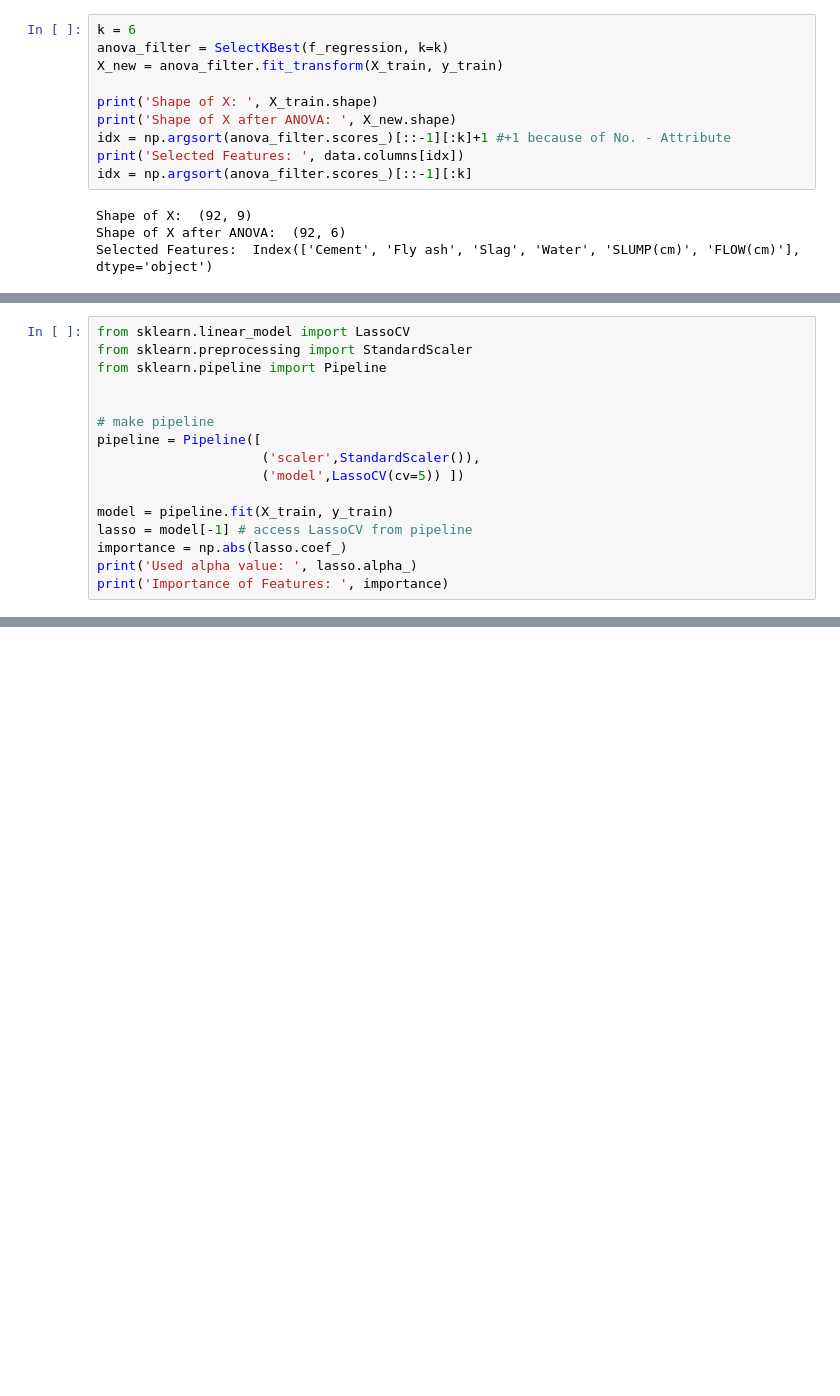
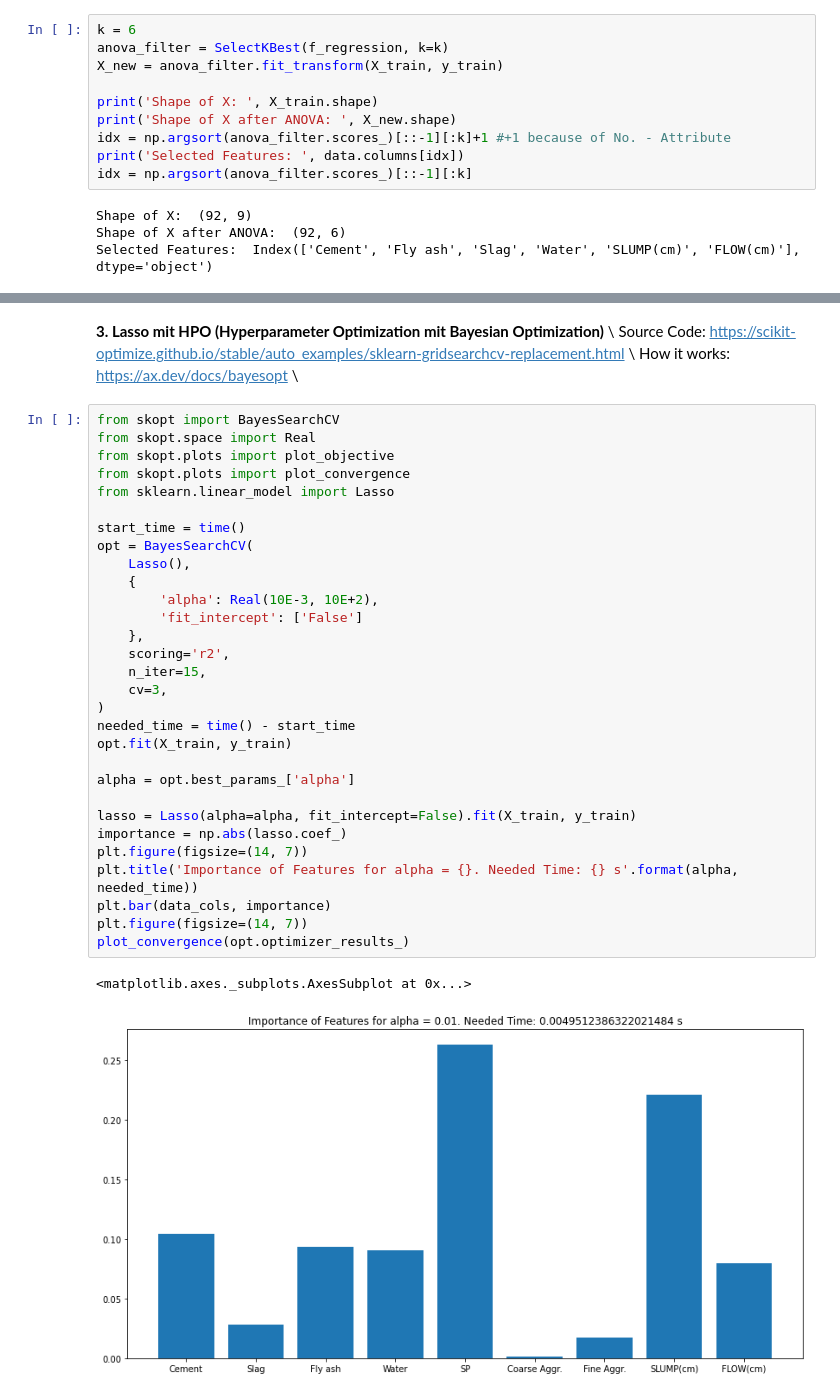
Before and after one commit to kobabulbul/AutoML, a Jupyter notebook: FeatureSelection.ipynb, the cells around one changed output, grey strips where cells are left out. Cells and saved outputs as stored; diff of their text form; blank space fills up the shorter version.

```diff
--- a/FeatureSelection.ipynb
+++ b/FeatureSelection.ipynb
@@ -283,16 +181,0 @@ What should be also tried: Leave-One-Out as CV.
-# %%
-from sklearn.linear_model import LassoCV
-from sklearn.preprocessing import StandardScaler
-from sklearn.pipeline import Pipeline
-
-
-# make pipeline
-pipeline = Pipeline([
-                     ('scaler',StandardScaler()),
-                     ('model',LassoCV(cv=5)) ])
-
-model = pipeline.fit(X_train, y_train)
-lasso = model[-1] # access LassoCV from pipeline
-importance = np.abs(lasso.coef_)
-print('Used alpha value: ', lasso.alpha_)
-print('Importance of Features: ', importance)
@@ -516,0 +231,37 @@ _ = plt.title(
+# %% [markdown]
+**3. Lasso mit HPO (Hyperparameter Optimization mit Bayesian Optimization)** \\
+Source Code: https://scikit-optimize.github.io/stable/auto_examples/sklearn-gridsearchcv-replacement.html \\
+How it works: https://ax.dev/docs/bayesopt \\
+# %%
+from skopt import BayesSearchCV
+from skopt.space import Real
+from skopt.plots import plot_objective
+from skopt.plots import plot_convergence
+from sklearn.linear_model import Lasso
+
+start_time = time()
+opt = BayesSearchCV(
+    Lasso(),
+    {
+        'alpha': Real(10E-3, 10E+2),
+        'fit_intercept': ['False']
+    },
+    scoring='r2',
+    n_iter=15,
+    cv=3,
+)
+needed_time = time() - start_time
+opt.fit(X_train, y_train)
+
+alpha = opt.best_params_['alpha']
+
+lasso = Lasso(alpha=alpha, fit_intercept=False).fit(X_train, y_train)
+importance = np.abs(lasso.coef_)
+plt.figure(figsize=(14, 7))
+plt.title('Importance of Features for alpha = {}. Needed Time: {} s'.format(alpha, needed_time))
+plt.bar(data_cols, importance)
+plt.figure(figsize=(14, 7))
+plot_convergence(opt.optimizer_results_)
+# %% [output]
+<matplotlib.axes._subplots.AxesSubplot at 0x...>
+[figure, added]
```
Also changed, not shown: parts of 63 cells of this notebook.
